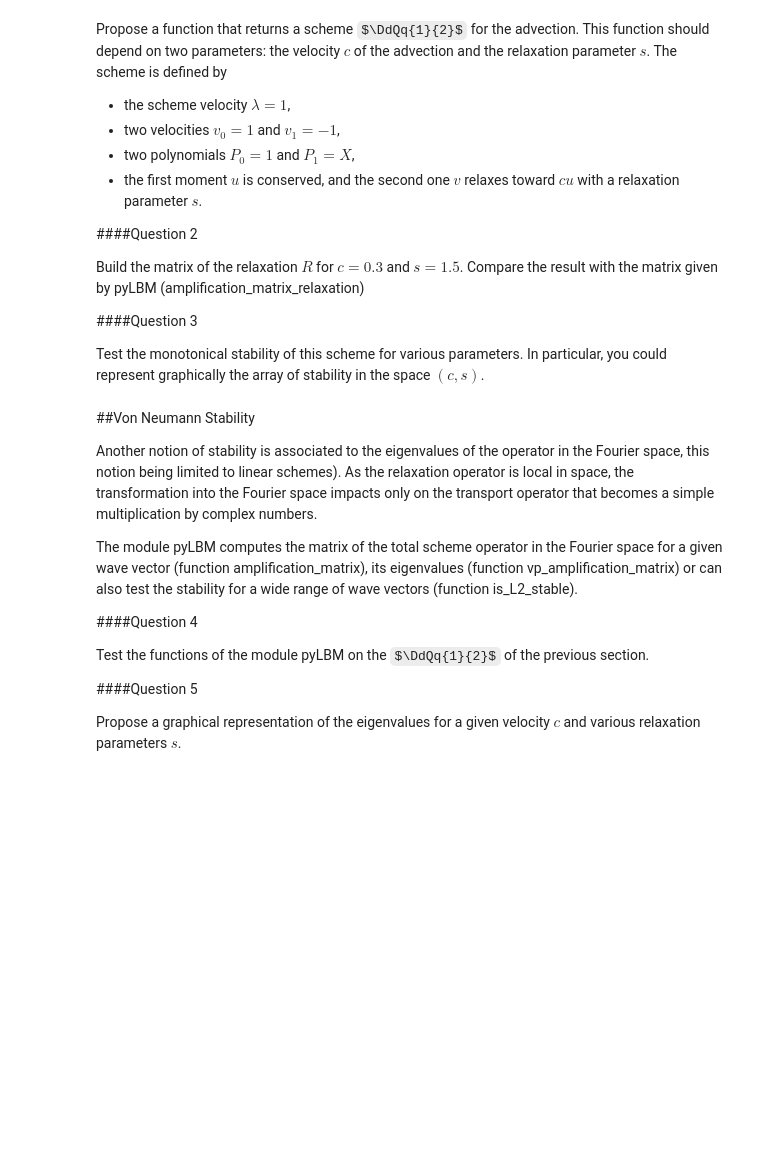
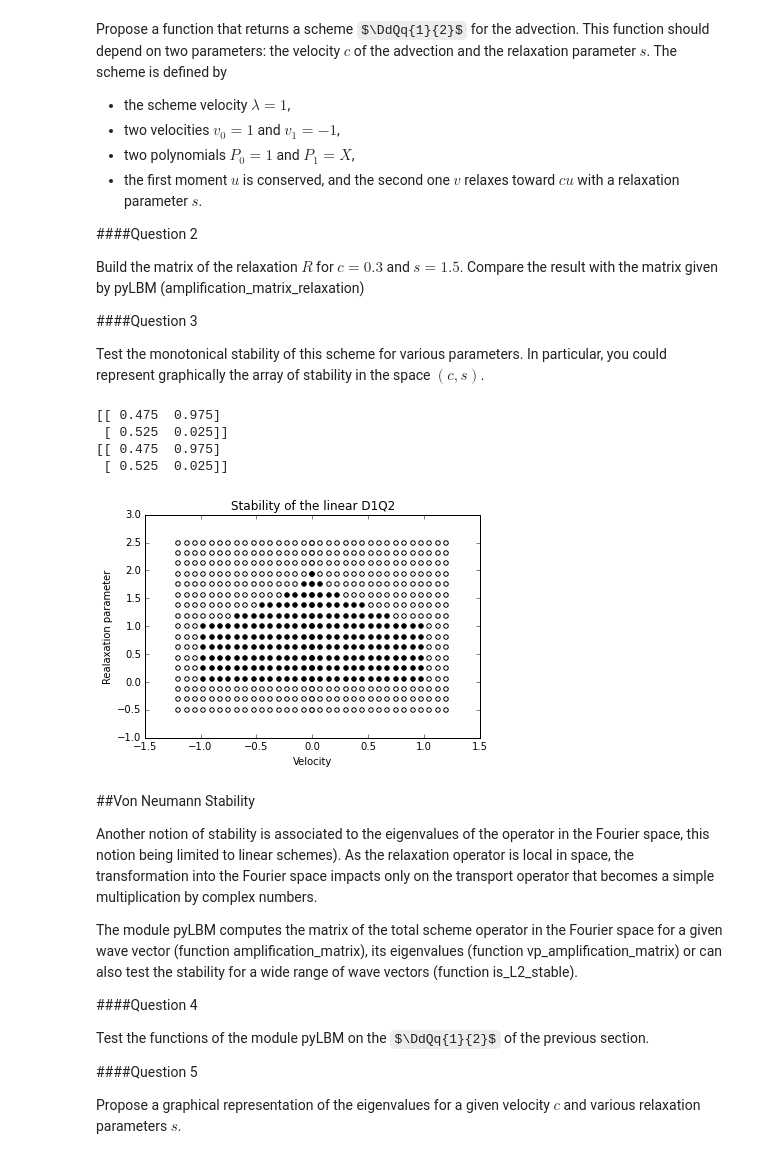
Before and after one commit to gouarin/pylbm_notebook, a Jupyter notebook: 08_stability.ipynb, the cells around one changed output. Saved outputs shown, nothing was run; the diff lists cells and outputs as text; code cells hidden in the pictures; some formulas as TeX source; blank space fills up the shorter version.

```diff
--- a/08_stability.ipynb
+++ b/08_stability.ipynb
@@ -74,6 +74,65 @@ Build the matrix of the relaxation $R$ for $c=0.3$ and $s=1.5$. Compare the resu
 ####Question 3
 
 Test the monotonical stability of this scheme for various parameters. In particular, you could represent graphically the array of stability in the space $(c, s)$.
+# %%
+import numpy as np
+import pylab as plt
+%matplotlib inline
+import sympy as sp
+import pyLBM
+
+u, X = sp.symbols('u, X')
+
+def scheme_constructor(c, s, test=False):
+    dico = {
+        'dim':1,
+        'scheme_velocity':1.,
+        'schemes':[
+            {
+            'velocities':range(1, 3),
+            'conserved_moments':u,
+            'polynomials':[1, X],
+            'relaxation_parameters':[0., s],
+            'equilibrium':[u, c*u],
+            'init':{u:0.},
+            },
+        ],
+        'stability':{'test_L2_stability':test},
+    }
+    return pyLBM.Scheme(dico)
+
+c, s = 0.3, 1.5
+S = scheme_constructor(c, s)
+print S.amplification_matrix_relaxation
+
+M = np.array([[1.,1.],[1.,-1.]])
+invM = np.array([[.5,.5],[.5,-.5]])
+iD = np.eye(2)
+E = np.array([[1.,0.],[c,0.]])
+S = np.array([[0.,0.],[0.,s]])
+R =  np.dot(np.dot(invM, iD + np.dot(S, E - iD)), M)
+print R
+
+plt.figure(1)
+plt.title('Stability of the linear D1Q2')
+plt.xlabel('Velocity')
+plt.ylabel('Realaxation parameter')
+Nc, Ns = 16, 16
+vc = np.linspace(0., 1.2, Nc+1)
+vs = np.linspace(-.5, 2.5, Ns+1)
+for c in vc:
+    for s in vs:
+        S = scheme_constructor(c, s)
+        if S.is_monotonically_stable():
+            plt.scatter([c, -c], [s, s], c = 'k', marker = 'o')
+        else:
+            plt.scatter([c, -c], [s, s], c = 'w', marker = 'o')
+# %% [output]
+[[ 0.475  0.975]
+ [ 0.525  0.025]]
+[[ 0.475  0.975]
+ [ 0.525  0.025]]
+[figure, added]
 # %% [markdown]
 ##Von Neumann Stability
 
```
Also changed, not shown: parts of 1 cell of this notebook, 16 other files.
